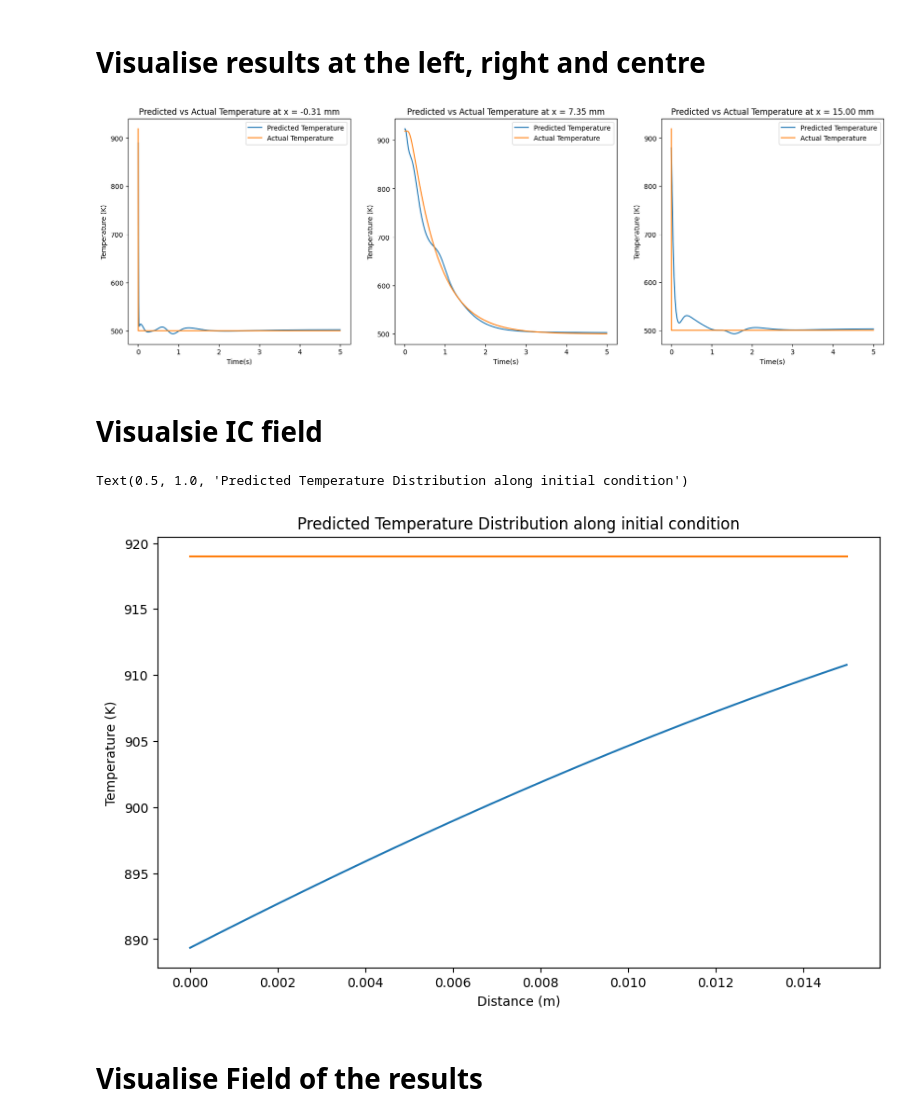
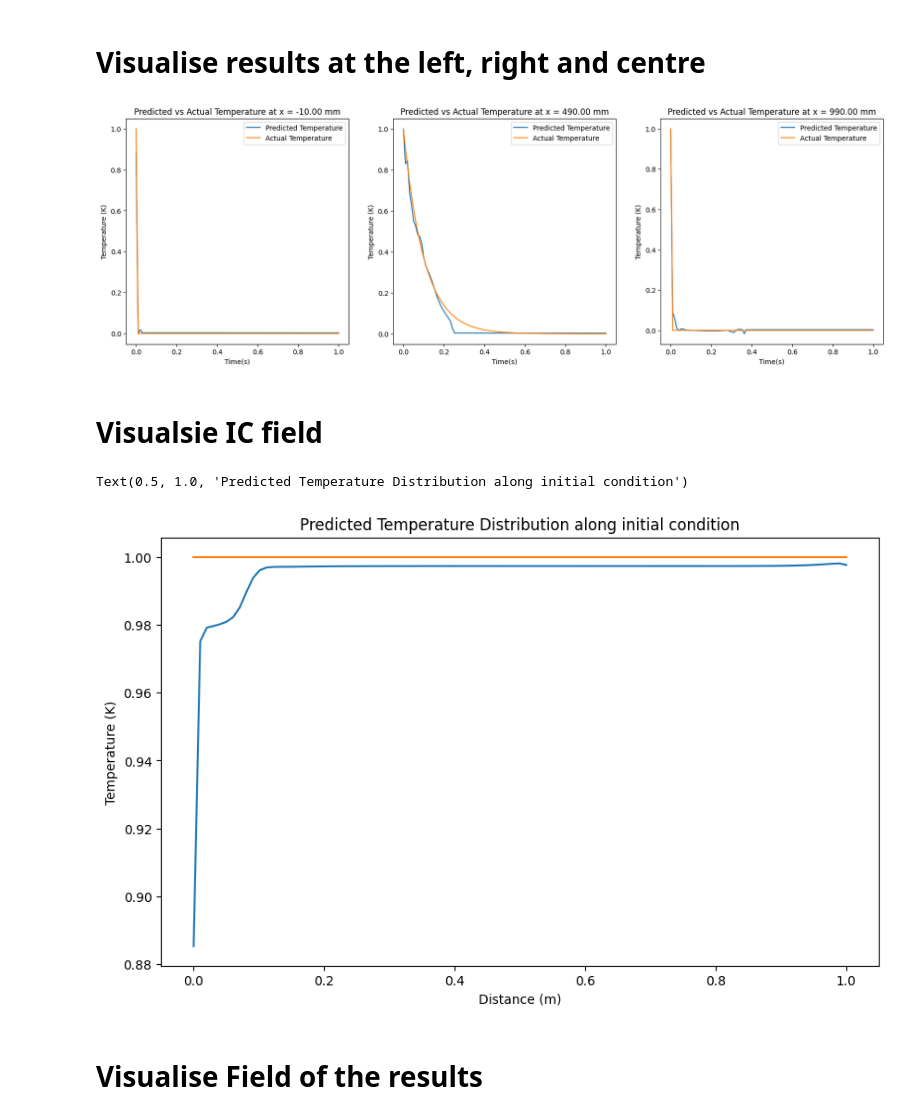
Before and after one commit to radhikrammohan/1D_HT_Pinn, a Jupyter notebook: Data-prep/PINN/Basic_training/spartan/visual.ipynb, the cells around one changed output. Cells and saved outputs as stored; diff of their text form; code cells hidden in the pictures.

```diff
--- a/Data-prep/PINN/Basic_training/spartan/visual.ipynb
+++ b/Data-prep/PINN/Basic_training/spartan/visual.ipynb
@@ -129,0 +42,19 @@ t_surr = 0
+# %%
+# sol= np.exp(-(n**2 * np.pi**2 * a * t) / (L**2)) * np.sin(n * np.pi * x / L)
+
+x = np.linspace(0, 1, 100)
+t = np.linspace(0, 1, 100)
+
+X, T = np.meshgrid(x, t)
+
+temp = np.zeros((100, 100))
+
+
+temp[:, 0] = 0
+temp[:, -1] = 0
+temp[0, :] = 1
+a = 1
+for i in range(1, 100):
+    for j in range(1, 100):
+        temp[i, j] = np.exp(-(1**2 * np.pi**2 * a * T[i,j]) / (1**2)) \
+            * np.sin(1 * np.pi * X[i,j] / 1)
@@ -129,0 +108,6 @@ t_surr = 0
+# %%
+
+device = torch.device('cuda' if torch.cuda.is_available() else 'cpu')
+print('Using device:', device)
+
+print('Using device:', device)
@@ -186,7 +173,7 @@ loss_test = test_loss
 # print(f"Test loss loaded on {device}: {type(test_loss)}")
 
 # Load the Trained Model
-model = PINN(2, 5, 1, 2).to(device)
+model = PINN(2, 20, 1, 5).to(device)
 model_location = f"output_files/job_{job_id}/best-model.pth"
-model.load_state_dict(torch.load(model_location, map_location =device))
+model.load_state_dict(torch.load(model_location, map_location =device,weights_only=False))
 # %% [output]
@@ -232,65 +219,65 @@ plt.show()
 # %%
 inp_data = input_t
 # inp_data = torch.tensor(input_t).float().to(device) # Convert the inputs to a tensor
-def temp_invscaler(temp_data, temp_init, t_surr):
-    temp_data = temp_data * (temp_init - t_surr) + t_surr
-    return temp_data
+
 # load model saved
 
 temp_nn = model(inp_data[:,0].unsqueeze(1), inp_data[:,1].unsqueeze(1)).cpu().detach().numpy() # Get the predictions from the model
-dx = heat_data.dx
+
+dx = 1/100
+time_end = 1
 # temp_nn = invscaler(temp_nn,500.0,919.0) # Inverse transform the predictions
-temp_nn_t = temp_invscaler(temp_nn, 919.0, 500.0)
-temp_nn_t = temp_nn_t.reshape(num_steps, numpoints) # Reshape the predictions to a 2D array
+temp_d= temp_data.reshape(num_steps, numpoints) # Reshape the actual temperature data to a 2D array
+temp_nn_t = temp_nn.reshape(num_steps, numpoints) # Reshape the predictions to a 2D array
 time_ss= np.linspace(0, time_end, num_steps )
-left , idx, right = 0, 25, 50
+left , idx, right = 0, 50, 100
 
 fig = plt.figure(figsize=(20, 6))
 ax1,ax2,ax3 = fig.subplots(1,3)
 ax1.plot(time_ss, temp_nn_t[:,left], label='Predicted Temperature')
-ax1.plot(time_ss, tempfield[:,left], label='Actual Temperature')
+ax1.plot(time_ss, temp_d[:,left], label='Actual Temperature')
 ax1.set_xlabel('Time(s)')
 ax1.set_ylabel('Temperature (K)')
 ax1.set_title(f'Predicted vs Actual Temperature at x = {(left-1)*dx*1000:.2f} mm')
 ax1.legend()
 
 ax2.plot(time_ss, temp_nn_t[:,idx-1], label='Predicted Temperature')
-ax2.plot(time_ss, tempfield[:,idx-1], label='Actual Temperature')
+ax2.plot(time_ss, temp_d[:,idx-1], label='Actual Temperature')
 ax2.set_xlabel('Time(s)')
 ax2.set_ylabel('Temperature (K)')
 ax2.set_title(f'Predicted vs Actual Temperature at x = {(idx-1)*dx*1000:.2f} mm')
 ax2.legend()
 
 ax3.plot(time_ss, temp_nn_t[:,right-1], label='Predicted Temperature')
-ax3.plot(time_ss, tempfield[:,right-1], label='Actual Temperature')
+ax3.plot(time_ss, temp_d[:,right-1], label='Actual Temperature')
 ax3.set_xlabel('Time(s)')
 ax3.set_ylabel('Temperature (K)')
 ax3.set_title(f'Predicted vs Actual Temperature at x = {(right-1)*dx*1000:.2f} mm')
 ax3.legend()
 plt.show()
 # %% [output]
-[figure, old version]
+[figure, new version]
 # %% [markdown]
 # Visualsie IC field
 # %%
-x = np.linspace(0, 15e-3, 100)
+x = np.linspace(0, 1, 100)
 t = np.zeros_like(x)
 
 x = torch.tensor(x).float().to(device)
 t = torch.tensor(t).float().to(device)
 temp_pred = model(x.unsqueeze(1), t.unsqueeze(1)).cpu().detach().numpy()
-temp_pred_t = temp_invscaler(temp_pred, 919.0, 500.0)
-Act_temp = (torch.ones_like(x) * 919.0).cpu().detach().numpy()
+
+Act_temp = (torch.ones_like(x)).cpu().detach().numpy()
 plt.figure(figsize=(10, 6))
-plt.plot(x.cpu().detach().numpy(), temp_pred_t, label='Predicted Temperature')
+plt.plot(x.cpu().detach().numpy(), temp_pred, label='Predicted Temperature')
 plt.plot(x.cpu().detach().numpy(), Act_temp, label='Actual Temperature')
 plt.xlabel('Distance (m)')
 plt.ylabel('Temperature (K)')
 plt.title('Predicted Temperature Distribution along initial condition')
 #end
 # %% [output]
 Text(0.5, 1.0, 'Predicted Temperature Distribution along initial condition')
-[figure, old version]
+[figure, new version]
 # %% [markdown]
 # Visualise Field of the results
 # %%
```
Also changed, not shown: parts of 12 cells of this notebook.
